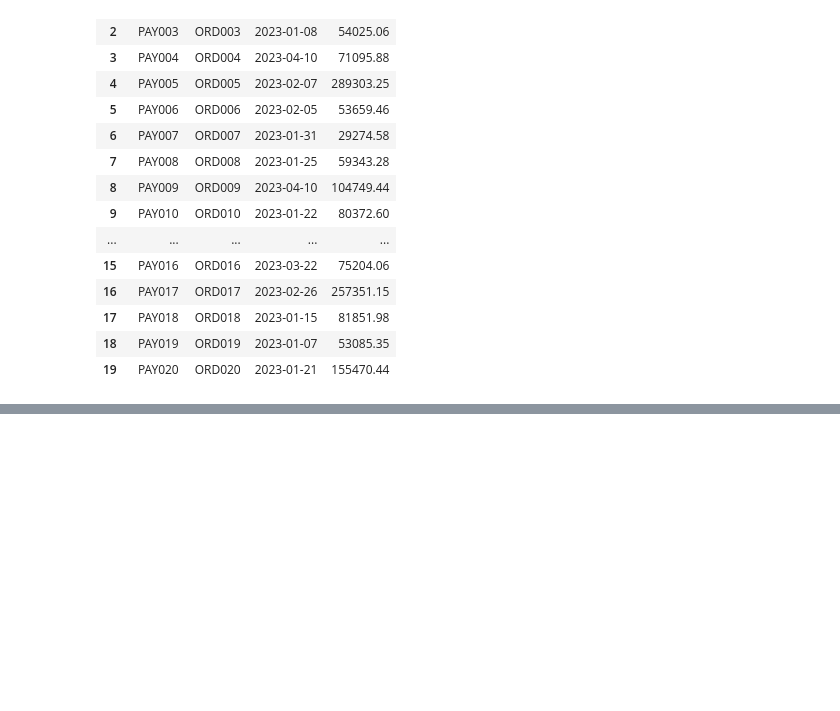
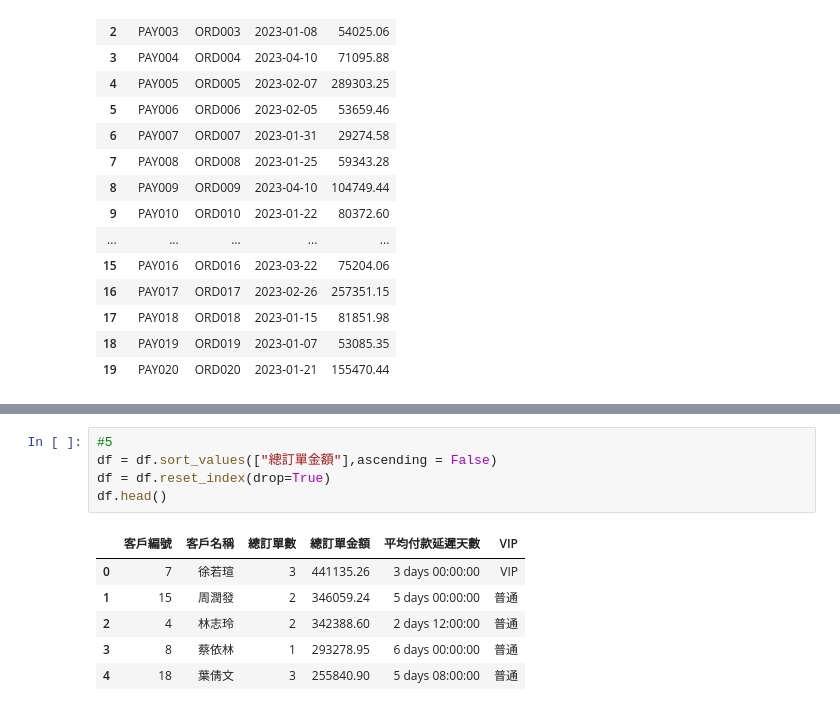
Before and after one commit to pysduck0w0/ProjectDevelop, a Jupyter notebook: ch06/index.ipynb, the cells around one changed output, grey strips where cells are left out. Saved outputs shown, nothing was run; the diff lists cells and outputs as text; blank space fills up the shorter version.

```diff
--- a/ch06/index.ipynb
+++ b/ch06/index.ipynb
@@ -588,0 +570,12 @@ ValueError: The truth value of a Series is ambiguous. Use a.empty, a.bool(), a.i
+# %%
+#5
+df = df.sort_values(["總訂單金額"],ascending = False)
+df = df.reset_index(drop=True)
+df.head()
+# %% [output]
+|  | 客戶編號 | 客戶名稱 | 總訂單數 | 總訂單金額 | 平均付款延遲天數 | VIP |
+| 0 | 7 | 徐若瑄 | 3 | 441135.26 | 3 days 00:00:00 | VIP |
+| 1 | 15 | 周潤發 | 2 | 346059.24 | 5 days 00:00:00 | 普通 |
+| 2 | 4 | 林志玲 | 2 | 342388.60 | 2 days 12:00:00 | 普通 |
+| 3 | 8 | 蔡依林 | 1 | 293278.95 | 6 days 00:00:00 | 普通 |
+| 4 | 18 | 葉倩文 | 3 | 255840.90 | 5 days 08:00:00 | 普通 |
```
Also changed, not shown: parts of 4 cells of this notebook, 1 other file.
